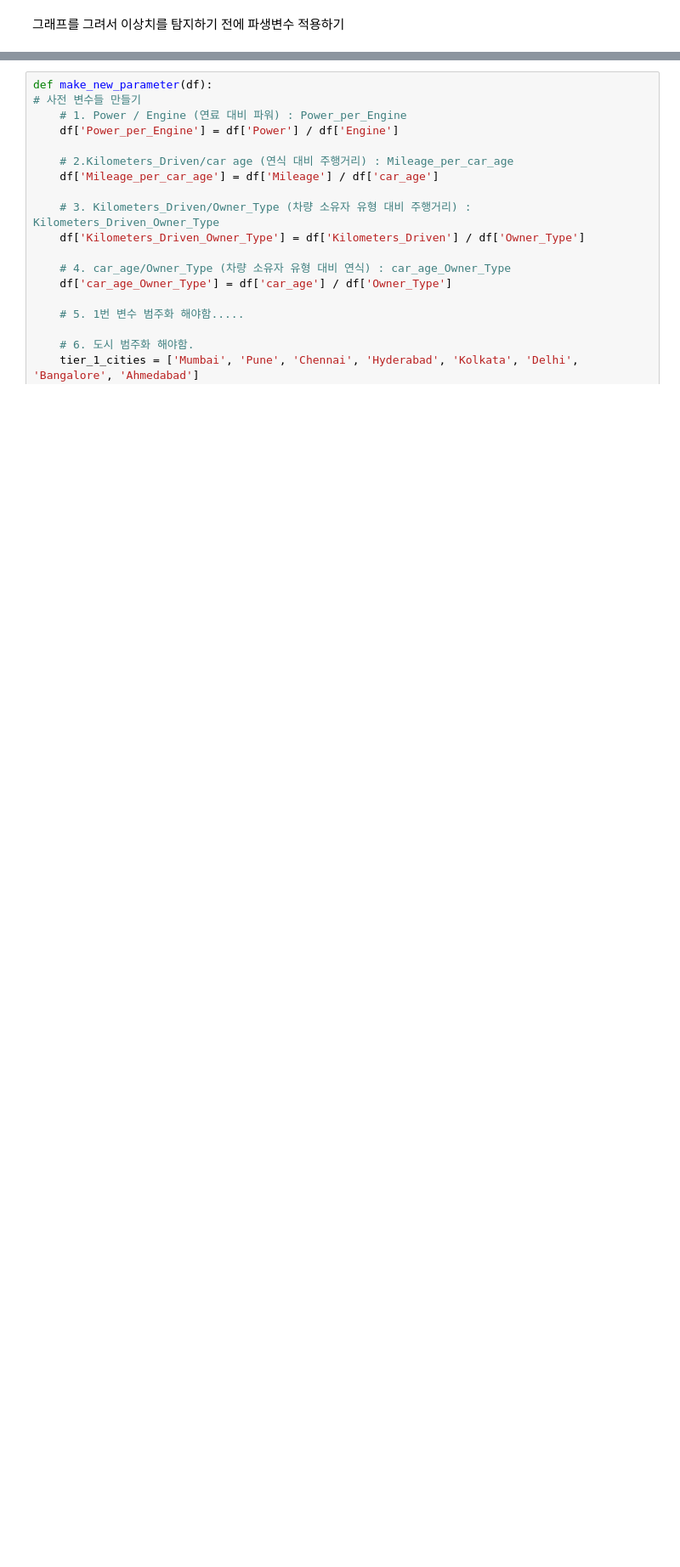
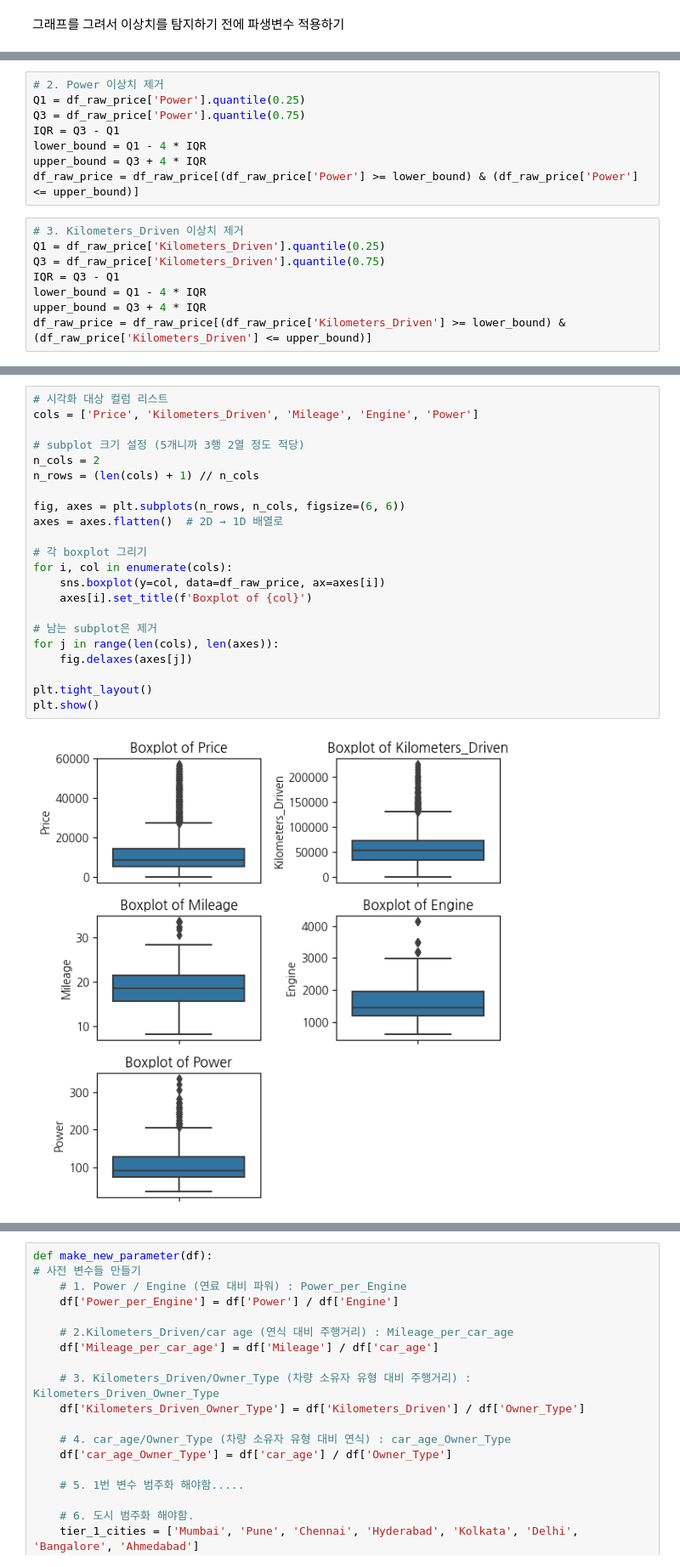
Before and after one commit to Junkyu-psc/posco-academy-30th-python-project, a Jupyter notebook: Dohyeong Kim/intergrated_practice/make_new_parameter.ipynb, the cells around one changed output, grey strips where cells are left out. Shown: that part at 85% size. Cells and saved outputs as stored; diff of their text form; blank space fills up the shorter version.

```diff
--- a/Dohyeong Kim/intergrated_practice/make_new_parameter.ipynb
+++ b/Dohyeong Kim/intergrated_practice/make_new_parameter.ipynb
@@ -273,0 +349,16 @@ memory usage: 715.8+ KB
+# %%
+# 2. Power 이상치 제거
+Q1 = df_raw_price['Power'].quantile(0.25)
+Q3 = df_raw_price['Power'].quantile(0.75)
+IQR = Q3 - Q1
+lower_bound = Q1 - 4 * IQR
+upper_bound = Q3 + 4 * IQR
+df_raw_price = df_raw_price[(df_raw_price['Power'] >= lower_bound) & (df_raw_price['Power'] <= upper_bound)]
+# %%
+# 3. Kilometers_Driven 이상치 제거
+Q1 = df_raw_price['Kilometers_Driven'].quantile(0.25)
+Q3 = df_raw_price['Kilometers_Driven'].quantile(0.75)
+IQR = Q3 - Q1
+lower_bound = Q1 - 4 * IQR
+upper_bound = Q3 + 4 * IQR
+df_raw_price = df_raw_price[(df_raw_price['Kilometers_Driven'] >= lower_bound) & (df_raw_price['Kilometers_Driven'] <= upper_bound)]
@@ -273,0 +385,24 @@ memory usage: 715.8+ KB
+# %%
+# 시각화 대상 컬럼 리스트
+cols = ['Price', 'Kilometers_Driven', 'Mileage', 'Engine', 'Power']
+
+# subplot 크기 설정 (5개니까 3행 2열 정도 적당)
+n_cols = 2
+n_rows = (len(cols) + 1) // n_cols
+
+fig, axes = plt.subplots(n_rows, n_cols, figsize=(6, 6))
+axes = axes.flatten()  # 2D → 1D 배열로
+
+# 각 boxplot 그리기
+for i, col in enumerate(cols):
+    sns.boxplot(y=col, data=df_raw_price, ax=axes[i])
+    axes[i].set_title(f'Boxplot of {col}')
+
+# 남는 subplot은 제거
+for j in range(len(cols), len(axes)):
+    fig.delaxes(axes[j])
+
+plt.tight_layout()
+plt.show()
+# %% [output]
+[figure, added]
```
Also changed, not shown: parts of 31 cells of this notebook, 1 other file.
